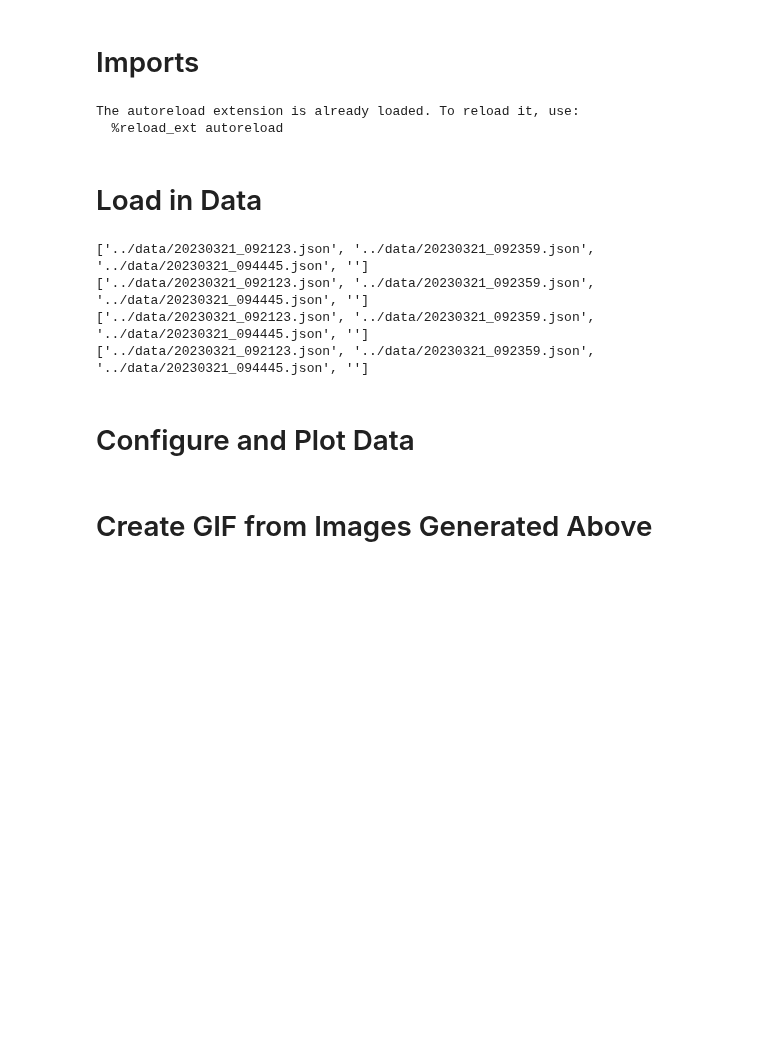
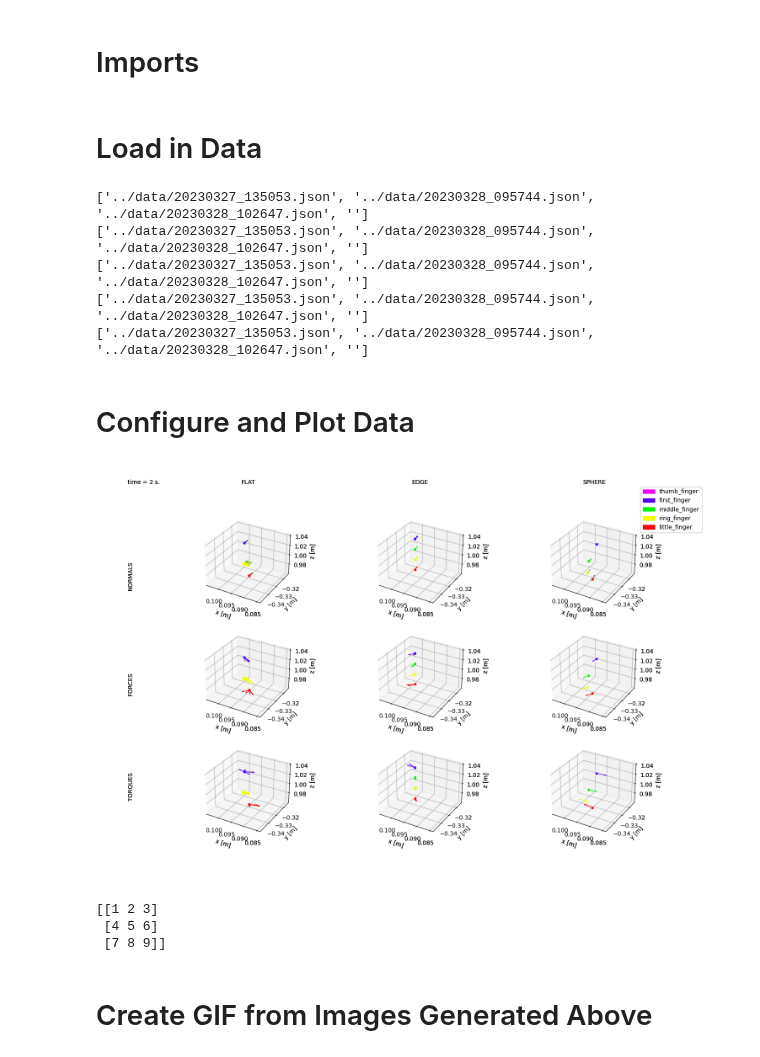
Before and after one commit to vmstavens/in-hand-pose-estimation, a Jupyter notebook: sr_tactile_perception/scripts/stats.ipynb, the cells around one changed output. Cells and saved outputs as stored; diff of their text form; code cells hidden in the pictures; blank space fills up the shorter version.

```diff
--- a/sr_tactile_perception/scripts/stats.ipynb
+++ b/sr_tactile_perception/scripts/stats.ipynb
@@ -1,13 +1,15 @@
 # %% [markdown]
 # Imports
 # %%
-%load_ext autoreload
+from mpl_toolkits.mplot3d import Axes3D
+%reload_ext autoreload
+# %load_ext autoreload
 %autoreload 2
 import matplotlib
 import matplotlib.patches as mpatches
-from constants import FILE_PATHS_DATA, AXIS_LIMITS, LEGEND_ANCHOR, SPACE_SCALE, X_LABEL, Y_LABEL, Z_LABEL, FLAT_TEXT, \
+from constants import AXIS_LIMITS, LEGEND_ANCHOR, SPACE_SCALE, X_LABEL, Y_LABEL, Z_LABEL, FLAT_TEXT, \
     EDGE_TEXT, SPHERE_TEXT, NORMALS_TEXT, VECTOR_SCALE, MARKER_SIZE, FORCES_TEXT, TORQUES_TEXT, NUMBER_OF_PLOTS, TIME_STATE_TEXT, \
-    FLAT_REF_VEC, EDGE_REF_VEC, SPHERE_REF_VEC, SPHERE_CENTER, NUM_OF_HIS_BINS
+    FLAT_REF_VEC, EDGE_REF_VEC, SPHERE_REF_VEC, SPHERE_CENTER, NUM_OF_HIS_BINS, CUBE_POSE, newest_data_set_path
 
 %matplotlib widget
 import pandas as pd
@@ -21,33 +23,38 @@ import os
 import imageio
 from math import sqrt
 import seaborn as sns
+import glob
-# %% [output]
-The autoreload extension is already loaded. To reload it, use:
-  %reload_ext autoreload
 # %% [markdown]
 # Load in Data
 # %%
-file_paths = FILE_PATHS_DATA
+FILE_PATHS_DATA = [newest_data_set_path("cube"), newest_data_set_path("edge"), newest_data_set_path("sphere"), newest_data_set_path("stanford_bunny")]
+print(FILE_PATHS_DATA)
 
 dhs: List[DataHandler] = []
 
-for fp in file_paths:
-	print(file_paths)
+for fp in FILE_PATHS_DATA:
+	print(FILE_PATHS_DATA)
 	if len(fp) == 0:
 		continue
 	dhs.append(DataHandler(fp))
 
-if all([fp == "" for fp in file_paths]):
+if all([fp == "" for fp in FILE_PATHS_DATA]):
 	raise ValueError("Yo I got no paths")
 # %% [output]
-['../data/20230321_092123.json', '../data/20230321_092359.json', '../data/20230321_094445.json', '']
-['../data/20230321_092123.json', '../data/20230321_092359.json', '../data/20230321_094445.json', '']
-['../data/20230321_092123.json', '../data/20230321_092359.json', '../data/20230321_094445.json', '']
-['../data/20230321_092123.json', '../data/20230321_092359.json', '../data/20230321_094445.json', '']
+['../data/20230327_135053.json', '../data/20230328_095744.json', '../data/20230328_102647.json', '']
+['../data/20230327_135053.json', '../data/20230328_095744.json', '../data/20230328_102647.json', '']
+['../data/20230327_135053.json', '../data/20230328_095744.json', '../data/20230328_102647.json', '']
+['../data/20230327_135053.json', '../data/20230328_095744.json', '../data/20230328_102647.json', '']
+['../data/20230327_135053.json', '../data/20230328_095744.json', '../data/20230328_102647.json', '']
 # %% [markdown]
 # Configure and Plot Data
 # %%
+import numpy as np
+import matplotlib.pyplot as plt
+from mpl_toolkits.mplot3d.art3d import Poly3DCollection
+
 def figure_config():
+	# plt.clf()
 	fig = plt.figure("Tactile Perception Data Presentation", figsize=(15, 10))
 	fig.text(*FLAT_TEXT)
 	fig.text(*EDGE_TEXT)
@@ -92,6 +99,22 @@ def plot_torques(ts: DataHandler.TimeState, index: int, axes: List) -> None:
 			torque = Vector3(f.torques[0][i], f.torques[1][i], f.torques[2][i]).normalize().mul(VECTOR_SCALE)
 			axes[index].quiver(cp.x, cp.y, cp.z, torque.x, torque.y, torque.z, color=f.color.color_code, alpha=1, lw=1)
 
+def plot_references(ts: DataHandler.TimeState, index: int, axes: List, ref: Vector3, is_sphere: bool = False) -> None:
+	for f in ts.fingers:
+		if f.number_of_contacts == 0:
+			continue
+		axes[index].scatter3D(f.contact_points[0], f.contact_points[1], f.contact_points[2], color=f.color.color_code, label=f.name_verbose, alpha=1, s=MARKER_SIZE)
+		for i in range(f.number_of_contacts):
+			cp = Vector3(f.contact_points[0][i], f.contact_points[1][i], f.contact_points[2][i])
+			ref = Vector3(ref.x,ref.y,ref.z).normalize().mul(VECTOR_SCALE)
+			if is_sphere:
+				ref = get_sphere_ref(cp).normalize().mul(VECTOR_SCALE)
+			# n = Vector3(f.normals[0][i], f.normals[1][i], f.normals[2][i]).normalize().mul(VECTOR_SCALE)
+			axes[index].quiver(cp.x, cp.y, cp.z, ref.x, ref.y, ref.z, color="green", alpha=.8, lw=0.5)
+
+def get_sphere_ref(cp):
+	return cp.sub(SPHERE_CENTER).mul(-1.0)
+
 def clear_plots(axes: List):
 	for ax in axes:
 		ax.clear()
@@ -103,40 +126,48 @@ def clear_plots(axes: List):
 		ax.set_zlim(AXIS_LIMITS["z_lim"])
 
 def plot_grid(fig,axes):
-
 	time_label = fig.text(0,0,"")
 
-	# for t in [0,1,2,3,4]:
+	# for t in [0]:
 	for t in range(dhs[0].experiment_config.num_of_dp):
 
 		clear_plots(axes)
 		time_label.remove()
 		time_label = fig.text(*TIME_STATE_TEXT,f"time = {t} s.")
 
 		flat_ts: DataHandler.TimeState   = dhs[0].time_states[t]
 		edge_ts: DataHandler.TimeState   = dhs[1].time_states[t]
 		sphere_ts: DataHandler.TimeState = dhs[2].time_states[t]
 
 		plot_normals(flat_ts,0,axes)
 		plot_forces(flat_ts,3,axes)
 		plot_torques(flat_ts,6,axes)
+		plot_references(flat_ts,0,axes,FLAT_REF_VEC)
 
 		plot_normals(edge_ts,1,axes)
 		plot_forces(edge_ts, 4, axes)
 		plot_torques(edge_ts,7,axes)
+		# plot_references(edge_ts,1,axes,EDGE_REF_VEC[0])
+		# plot_references(edge_ts,1,axes,EDGE_REF_VEC[1])
+		# plot_references(edge_ts,1,axes,EDGE_REF_VEC[2])
 
 		plot_normals(sphere_ts,2,axes)
 		plot_forces(sphere_ts, 5, axes)
 		plot_torques(sphere_ts, 8, axes)
+		plot_references(sphere_ts,2,axes,EDGE_REF_VEC[0],is_sphere = True)
 
 		legend_th = mpatches.Patch(color=COLORS_RGBA.MAGENTA.color_code, label='thumb_finger')
 		legend_ff = mpatches.Patch(color=COLORS_RGBA.BLUE.color_code, label='first_finger')
 		legend_mf = mpatches.Patch(color=COLORS_RGBA.GREEN.color_code, label='middle_finger')
 		legend_rf = mpatches.Patch(color=COLORS_RGBA.YELLOW.color_code, label='ring_finger')
 		legend_lf = mpatches.Patch(color=COLORS_RGBA.RED.color_code, label='little_finger')
 		plt.legend(handles=[legend_th, legend_ff, legend_mf, legend_rf, legend_lf], loc=(1,3.2))
 		plt.savefig(f"fig/img/img_{t}.jpg")
-
-# fig, axes = figure_config()
-
-# plot_grid(fig,axes)
+plt.clf()
+fig, axes = figure_config()
+plot_grid(fig,axes)
+plt.show()
+# The normals below are coming out of the robot finger tips. The fingers come from -y towards +y
+# very interesting 90 degree turn error?....
+# %% [output]
+[figure, added]
@@ -142,0 +204,9 @@ def plot_grid(fig,axes):
+# %%
+import numpy as np
+a = [(1,2,3), (4,5,6),(7,8,9)]
+b = np.array(a)
+print(b)
+# %% [output]
+[[1 2 3]
+ [4 5 6]
+ [7 8 9]]
```
Also changed, not shown: parts of 5 cells of this notebook, 9 other files.
